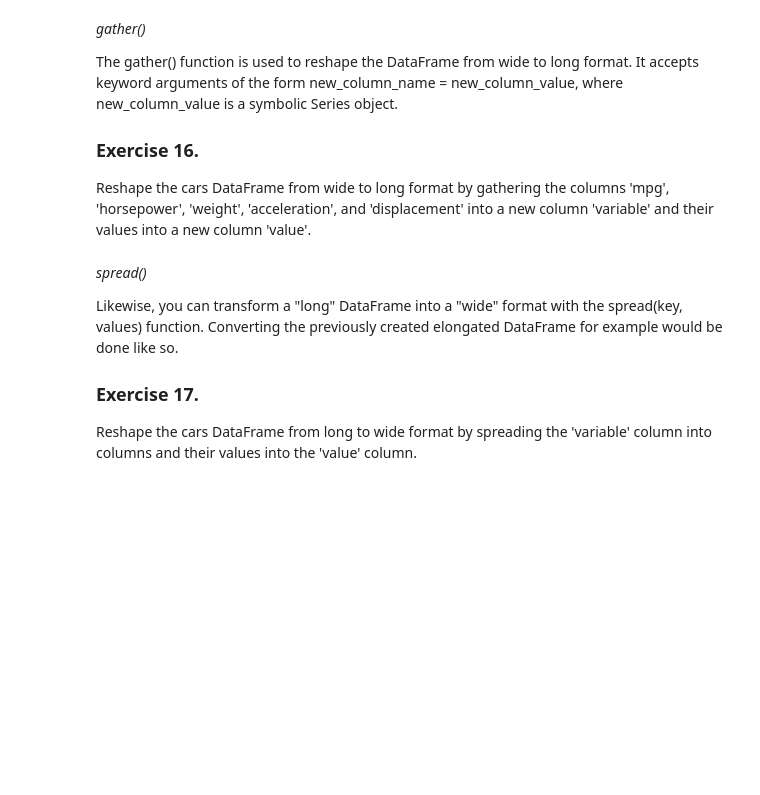
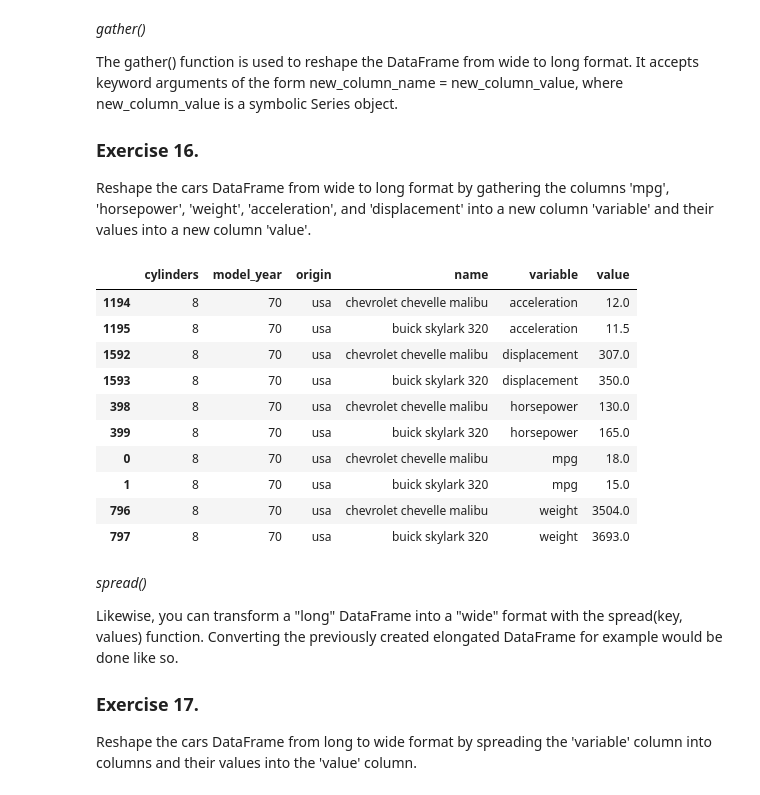
Before and after one commit to rszgosz/descriptive_statistics, a Jupyter notebook: Report1.ipynb, the cells around one changed output. Drawn from its saved outputs; the diff is of its cells as text; code cells hidden in the pictures; blank space fills up the shorter version.

```diff
--- a/Report1.ipynb
+++ b/Report1.ipynb
@@ -238,3 +262,18 @@ Reshape the cars DataFrame from wide to long format by gathering the columns 'mp
+# %%
+elonged = cars >> gather('variable', 'value', 'mpg', 'horsepower', 'weight', 'acceleration', 'displacement') >> group_by(X.variable)>>head(2)
+elonged
+# %% [output]
+|  | cylinders | model_year | origin | name | variable | value |
+| 1194 | 8 | 70 | usa | chevrolet chevelle malibu | acceleration | 12.0 |
+| 1195 | 8 | 70 | usa | buick skylark 320 | acceleration | 11.5 |
+| 1592 | 8 | 70 | usa | chevrolet chevelle malibu | displacement | 307.0 |
+| 1593 | 8 | 70 | usa | buick skylark 320 | displacement | 350.0 |
+| 398 | 8 | 70 | usa | chevrolet chevelle malibu | horsepower | 130.0 |
+| 399 | 8 | 70 | usa | buick skylark 320 | horsepower | 165.0 |
+| 0 | 8 | 70 | usa | chevrolet chevelle malibu | mpg | 18.0 |
+| 1 | 8 | 70 | usa | buick skylark 320 | mpg | 15.0 |
+| 796 | 8 | 70 | usa | chevrolet chevelle malibu | weight | 3504.0 |
+| 797 | 8 | 70 | usa | buick skylark 320 | weight | 3693.0 |
 # %% [markdown]
 
 *spread()*
```
Also changed, not shown: parts of 16 cells of this notebook.
